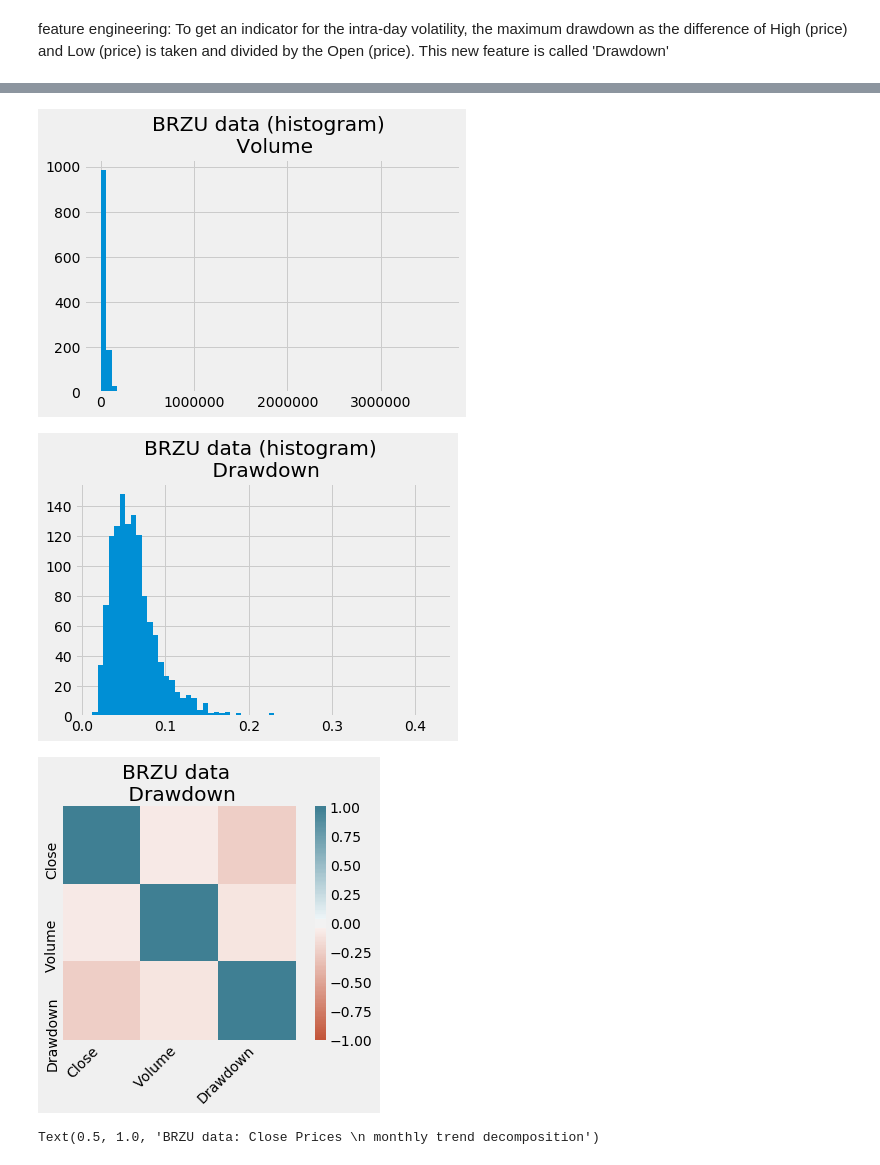
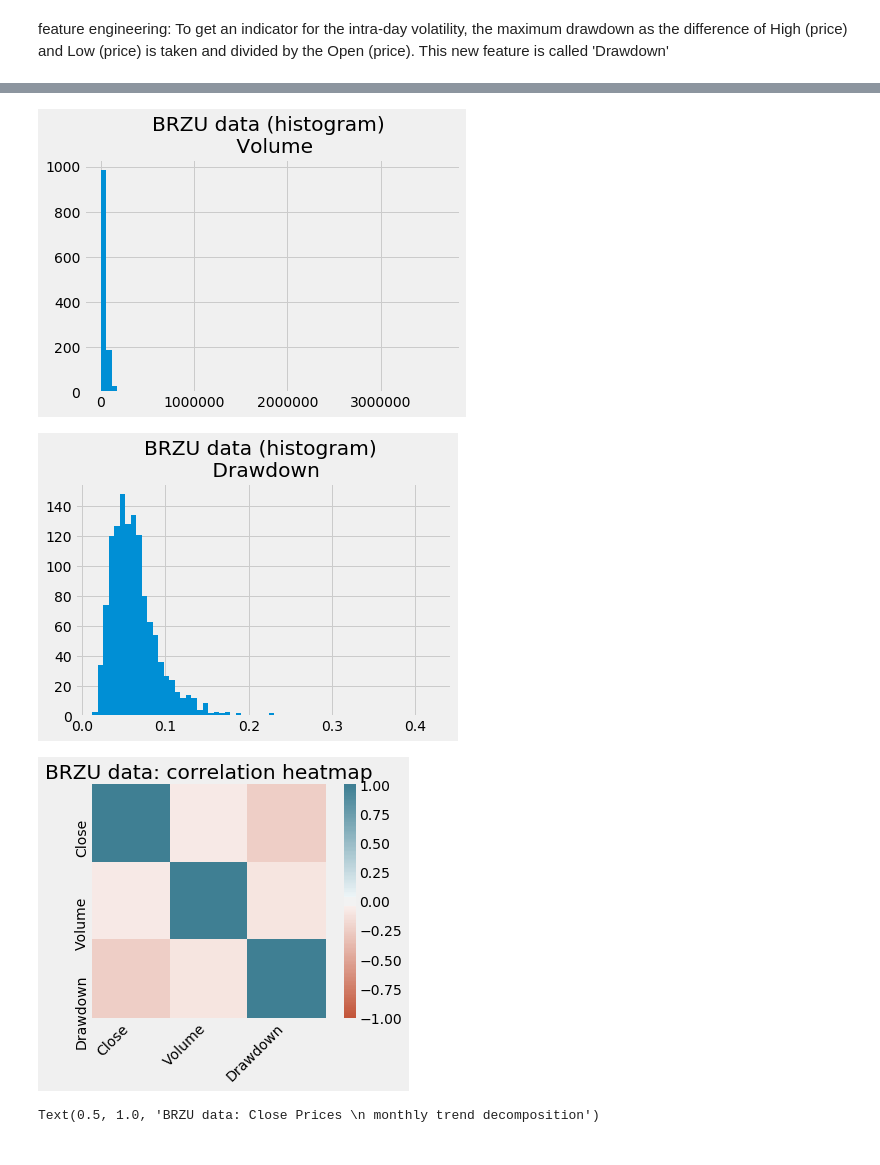
Before and after one commit to StofAle/Introductory_TimeSeriesForecasting_using_RNN, a Jupyter notebook: notebooks/05_Flamenco_Sketches.ipynb, the cells around one changed output, grey strips where cells are left out. Cells and saved outputs as stored; diff of their text form; code cells hidden in the pictures.

```diff
--- a/notebooks/05_Flamenco_Sketches.ipynb
+++ b/notebooks/05_Flamenco_Sketches.ipynb
@@ -118,35 +134,35 @@ for col in df.columns:
     y = [x for x in list(df[col])]
 
     ax.scatter(x, y, s=size)
     ax.xaxis.set_major_locator(ticker.MultipleLocator(tick_spacing))
 
     ax.set_xlabel('date')
     ax.set_title('{} data \n {}'.format(df_name, col))
 
 # histograms
 bins = int(len(df)/20)
 
 for col in df.columns:
     df[col].hist(bins=bins)
     plt.title('{} data (histogram) \n {}'.format(df_name, col))
     plt.show()
     plt.close()
 
 # correlation
 corr = df.corr()
 ax = sns.heatmap(corr, vmin=-1, vmax=1, center=0
                  , cmap=sns.diverging_palette(20, 220, n=200), square=True)
 
-ax.set_title('{} data \n {}'.format(df_name, col))
+ax.set_title('{} data: correlation heatmap'.format(df_name))
 
 ax.set_xticklabels(ax.get_xticklabels(), rotation=45, horizontalalignment='right');
 # %% [output]
 [figure]
 [figure]
 [figure]
 [figure]
 [figure]
-[figure, old version]
+[figure, new version]
 # %%
 # seasonal decomposition plots
 
```
Also changed, not shown: parts of 8 cells of this notebook, 30 other files.
